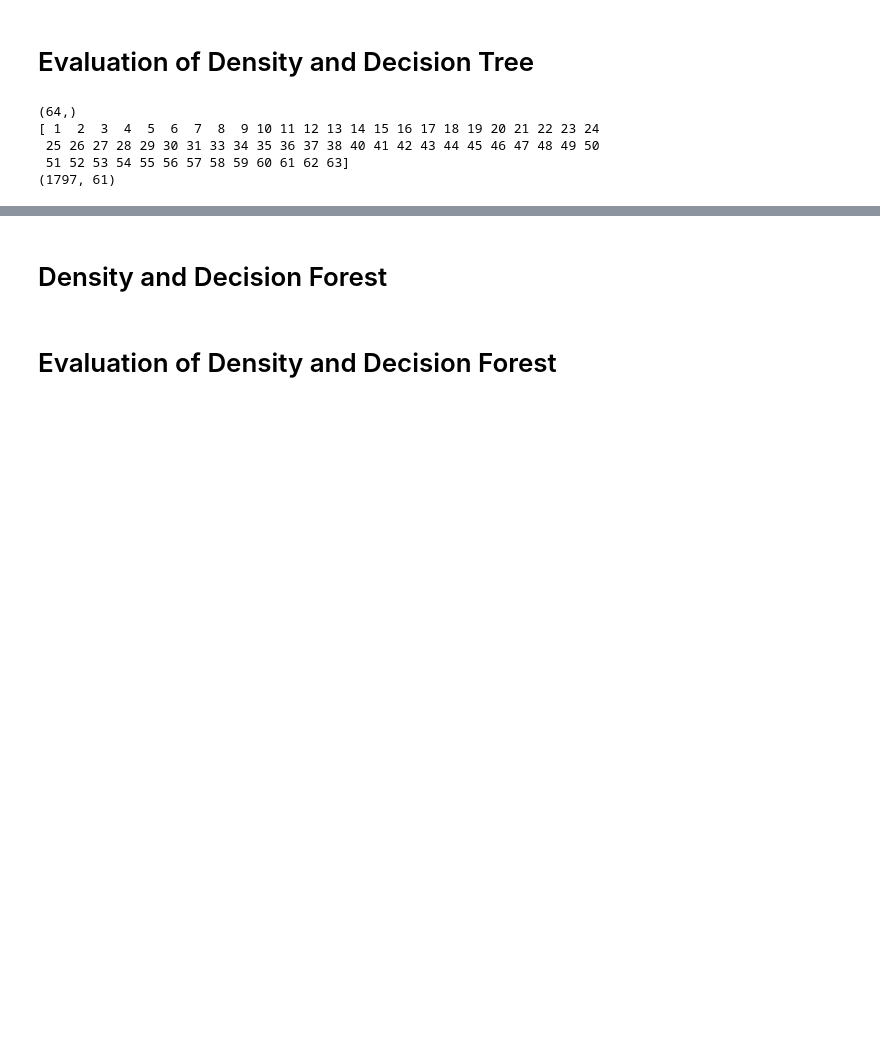
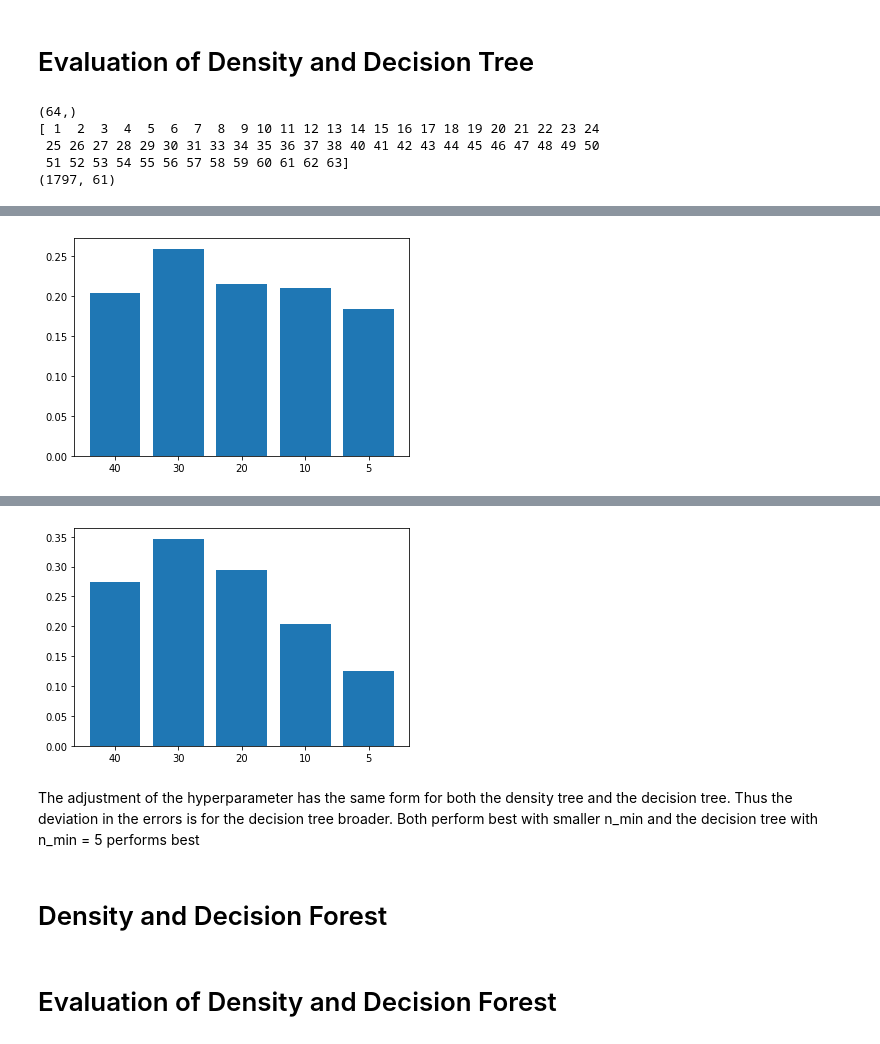
Before and after one commit to sikupe/fml-uebungen, a Jupyter notebook: uebung_4.ipynb, the cells around one changed output, grey strips where cells are left out. Drawn from its saved outputs; the diff is of its cells as text; code cells hidden in the pictures; blank space fills up the shorter version.

```diff
--- a/uebung_4.ipynb
+++ b/uebung_4.ipynb
@@ -81,7 +83,10 @@ class DensityTree(Tree):
         leaf = self.find_leaf(x)
         # return p(x | y) * p(y) if x is within the tree's bounding box
         # and return 0 otherwise
-        return leaf.response
+
+        if np.sum(x < self.box[0]) > 0 or np.sum(x > self.box[1]) > 0:
+            return 0.0
+        return self.prior * leaf.response
 # %%
 def calc_loo_error(N_m: int, N: int, V_m: float) -> float:
     # print()
@@ -348,7 +354,33 @@ print(data.shape)
 (1797, 61)
 # %%
 # train trees, plot training error confusion matrices, and comment on your results
-def train_test_density_tree(n_min):
+
+def calc_confusion_matrix(calculated_target, expected) -> pd.DataFrame:
+    matrix = np.zeros((10, 10))
+    matrix_dict = {}
+    for expected_num in range(10):
+        expected_indices = np.where(expected == expected_num)[0]
+        calculated_values = calculated_target[expected_indices]
+        calc_bins = np.bincount(calculated_values, minlength=10)
+        matrix[expected_num] = calc_bins / len(expected_indices)
+        matrix_dict[expected_num] = calc_bins / len(expected_indices)
+
+    data_frame = pd.DataFrame(matrix_dict)
+    data_frame.columns.name = 'actual/expected'
+    return data_frame
+
+
+def show_plot(errors: np.ndarray, n_mins: np.ndarray):
+    x = range(len(n_mins))
+    x_ticks = np.arange(len(n_mins))
+    fig, ax = plt.subplots()
+    ax.bar(x, errors)
+    ax.set_xticks(x_ticks)
+    ax.set_xticklabels(n_mins)
+    plt.show()
+
+
+def train_test_density_tree(n_min) -> float:
     density_trees: List[DensityTree] = []
     for number in range(10):
         indices = np.where(target == number)
@@ -359,7 +391,7 @@ def train_test_density_tree(n_min):
         density_tree.train(filtered_data, prior, n_min)
         density_trees.append(density_tree)
 
-    calculated_target = np.zeros(len(target))
+    calculated_target = np.zeros(len(target), dtype=int)
 
     for i, instance in enumerate(data):
         p_max = -1
@@ -377,33 +409,47 @@ def train_test_density_tree(n_min):
     # print(density_tree_err)
 
     density_tree_err_rate = np.sum(density_tree_err) / len(target)
+    confusion_matrix = calc_confusion_matrix(calculated_target, target)
     print(density_tree_err_rate)
+    print(confusion_matrix)
+
+    return density_tree_err_rate
 
 
-def train_test_decision_tree(n_min):
+def train_test_decision_tree(n_min) -> float:
     decision_tree = DecisionTree()
     decision_tree.train(data, target, n_min)
 
-    calculated_target = np.array([decision_tree.predict(instance) for instance in data])
+    calculated_target = np.array([decision_tree.predict(instance) for instance in data], dtype=int)
 
     decision_tree_err = calculated_target != target
     # print(decision_tree_err)
 
     decision_tree_err_rate = np.sum(decision_tree_err) / len(target)
+    confusion_matrix = calc_confusion_matrix(calculated_target, target)
     print(decision_tree_err_rate)
+    print(confusion_matrix)
+
+    return decision_tree_err_rate
 
 
+n_mins = [40, 30, 20, 10, 5]
+density_tree_error = []
 print('Density tree:')
-for hyper_n_min in [40, 30, 20, 10, 5]:
+for hyper_n_min in n_mins:
     print(f'n_min: {hyper_n_min}')
-    train_test_density_tree(hyper_n_min)
+    error = train_test_density_tree(hyper_n_min)
+    density_tree_error.append(error)
+show_plot(density_tree_error, n_mins)
 
-
+decision_tree_error = []
 print()
 print('Decision tree:')
-for hyper_n_min in [40, 30, 20, 10, 5]:
+for hyper_n_min in n_mins:
     print(f'n_min: {hyper_n_min}')
-    train_test_decision_tree(hyper_n_min)
+    error = train_test_decision_tree(hyper_n_min)
+    decision_tree_error.append(error)
+show_plot(decision_tree_error, n_mins)
 # %% [output]
 Density tree:
 n_min: 40
@@ -424,0 +471 @@ n_min: 5
+[figure, added]
@@ -425,3 +489,7 @@ n_min: 5
+[figure, added]
+# %% [markdown]
+The adjustment of the hyperparameter has the same form for both the density tree and the decision tree. Thus the deviation in the errors is for the decision tree broader.
+Both perform best with smaller n_min and the decision tree with n_min = 5 performs best
 # %% [markdown]
 # Density and Decision Forest
 # %%
```
Also changed, not shown: parts of 3 cells of this notebook, 1 other file.
